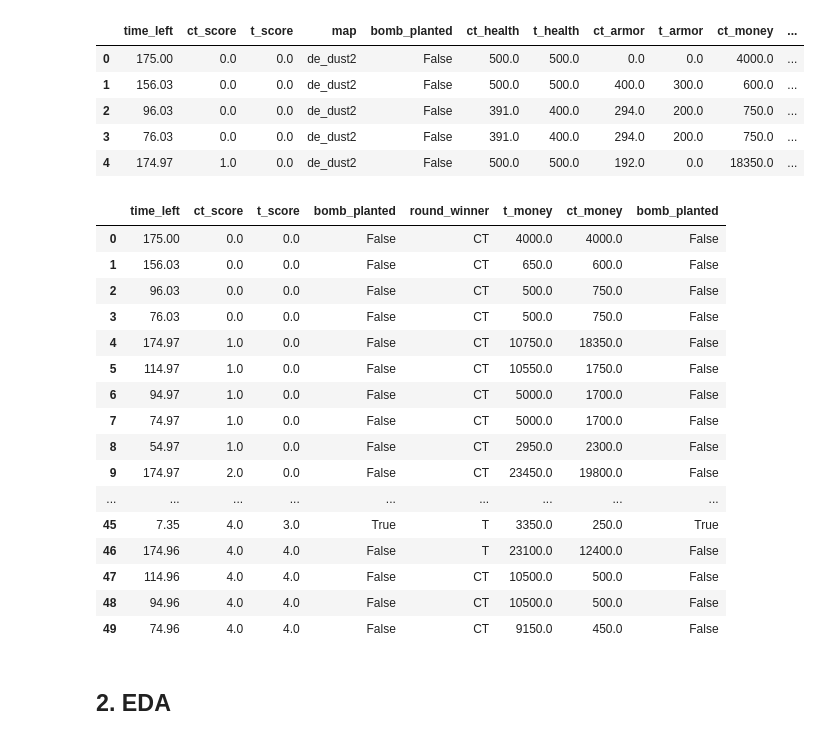
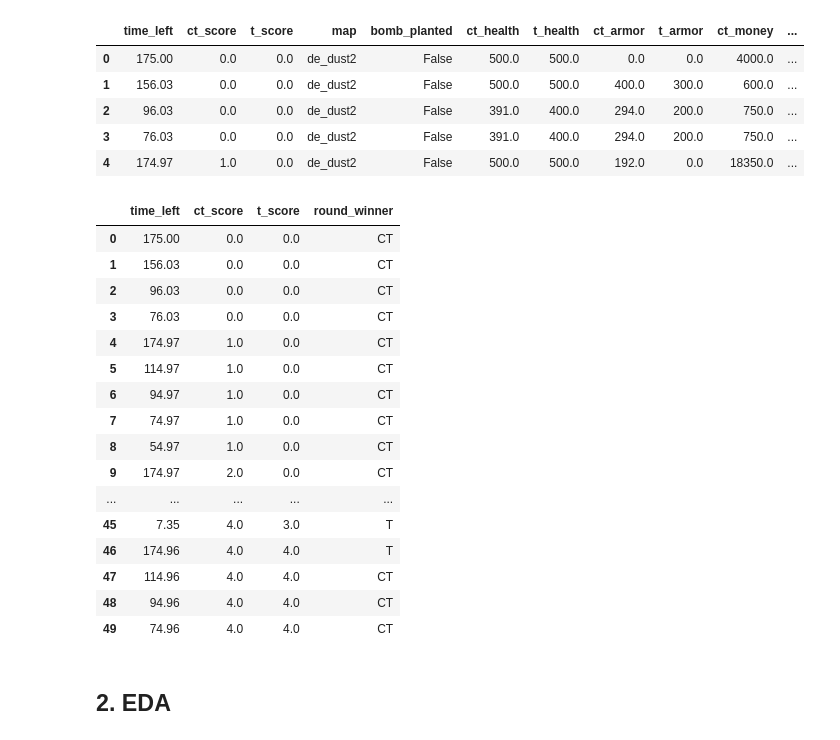
Before and after one commit to Saralytics/CS_GO_winner_prediction, a Jupyter notebook: FightTerrorism.ipynb, the cells around one changed output. Saved outputs shown, nothing was run; the diff lists cells and outputs as text; code cells hidden in the pictures.

```diff
--- a/FightTerrorism.ipynb
+++ b/FightTerrorism.ipynb
@@ -56,25 +62,25 @@ There are 97 columns and 122410 rows in the raw dataset
 | 3 | 76.03 | 0.0 | 0.0 | de_dust2 | False | 391.0 | 400.0 | 294.0 | 200.0 | 750.0 | ... |
 | 4 | 174.97 | 1.0 | 0.0 | de_dust2 | False | 500.0 | 500.0 | 192.0 | 0.0 | 18350.0 | ... |
 # %%
-df[['time_left','ct_score','t_score','bomb_planted','round_winner','t_money','ct_money']].head(50)
+df[['time_left','ct_score','t_score','round_winner']].head(50)
 # %% [output]
-|  | time_left | ct_score | t_score | bomb_planted | round_winner | t_money | ct_money | bomb_planted |
-| 0 | 175.00 | 0.0 | 0.0 | False | CT | 4000.0 | 4000.0 | False |
-| 1 | 156.03 | 0.0 | 0.0 | False | CT | 650.0 | 600.0 | False |
-| 2 | 96.03 | 0.0 | 0.0 | False | CT | 500.0 | 750.0 | False |
-| 3 | 76.03 | 0.0 | 0.0 | False | CT | 500.0 | 750.0 | False |
-| 4 | 174.97 | 1.0 | 0.0 | False | CT | 10750.0 | 18350.0 | False |
-| 5 | 114.97 | 1.0 | 0.0 | False | CT | 10550.0 | 1750.0 | False |
-| 6 | 94.97 | 1.0 | 0.0 | False | CT | 5000.0 | 1700.0 | False |
-| 7 | 74.97 | 1.0 | 0.0 | False | CT | 5000.0 | 1700.0 | False |
-| 8 | 54.97 | 1.0 | 0.0 | False | CT | 2950.0 | 2300.0 | False |
-| 9 | 174.97 | 2.0 | 0.0 | False | CT | 23450.0 | 19800.0 | False |
-| ... | ... | ... | ... | ... | ... | ... | ... | ... |
-| 45 | 7.35 | 4.0 | 3.0 | True | T | 3350.0 | 250.0 | True |
-| 46 | 174.96 | 4.0 | 4.0 | False | T | 23100.0 | 12400.0 | False |
-| 47 | 114.96 | 4.0 | 4.0 | False | CT | 10500.0 | 500.0 | False |
-| 48 | 94.96 | 4.0 | 4.0 | False | CT | 10500.0 | 500.0 | False |
-| 49 | 74.96 | 4.0 | 4.0 | False | CT | 9150.0 | 450.0 | False |
+|  | time_left | ct_score | t_score | round_winner |
+| 0 | 175.00 | 0.0 | 0.0 | CT |
+| 1 | 156.03 | 0.0 | 0.0 | CT |
+| 2 | 96.03 | 0.0 | 0.0 | CT |
+| 3 | 76.03 | 0.0 | 0.0 | CT |
+| 4 | 174.97 | 1.0 | 0.0 | CT |
+| 5 | 114.97 | 1.0 | 0.0 | CT |
+| 6 | 94.97 | 1.0 | 0.0 | CT |
+| 7 | 74.97 | 1.0 | 0.0 | CT |
+| 8 | 54.97 | 1.0 | 0.0 | CT |
+| 9 | 174.97 | 2.0 | 0.0 | CT |
+| ... | ... | ... | ... | ... |
+| 45 | 7.35 | 4.0 | 3.0 | T |
+| 46 | 174.96 | 4.0 | 4.0 | T |
+| 47 | 114.96 | 4.0 | 4.0 | CT |
+| 48 | 94.96 | 4.0 | 4.0 | CT |
+| 49 | 74.96 | 4.0 | 4.0 | CT |
 # %% [markdown]
 ## 2. EDA
 # %%
```
Also changed, not shown: parts of 1 cell of this notebook.
